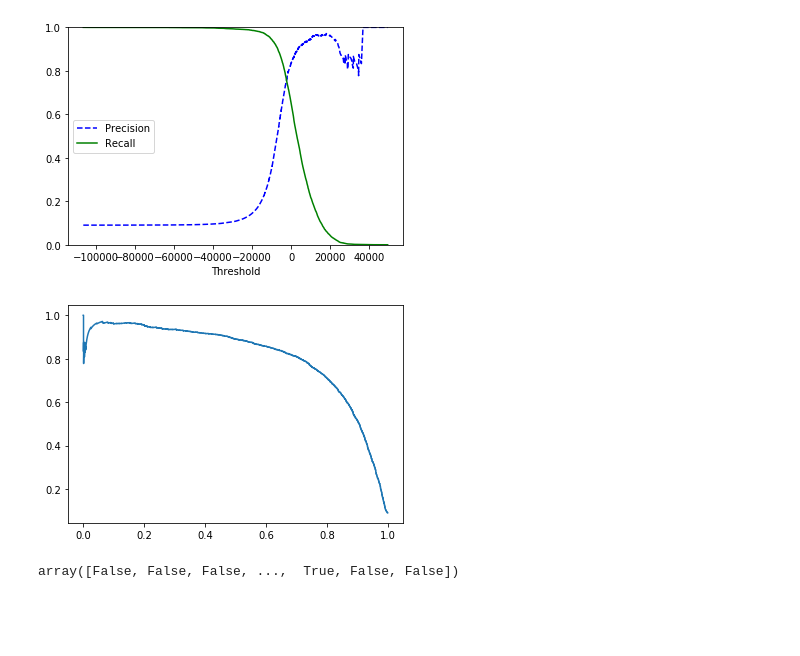
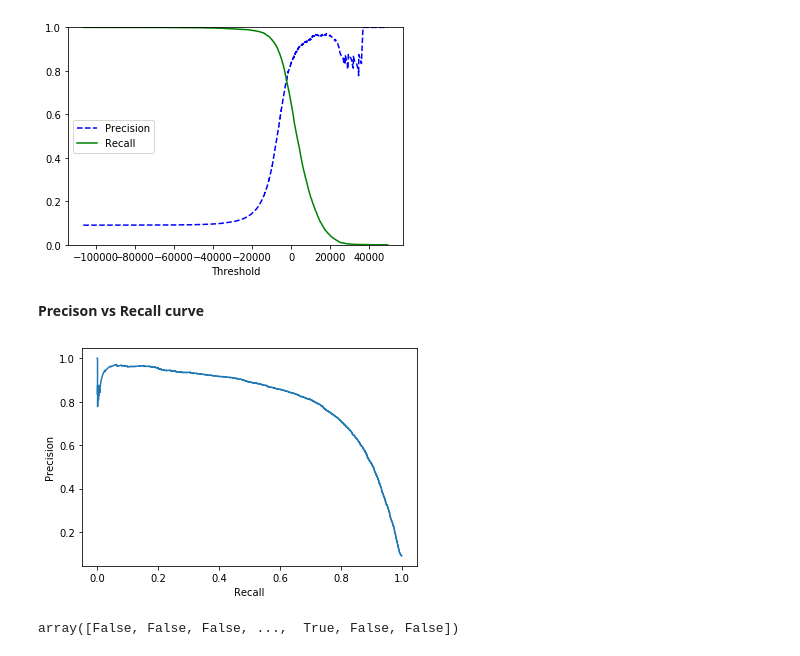
Before and after one commit to astidham2003/ml-study-group, a Jupyter notebook: chapter_3/MNIST_classification.ipynb, the cells around one changed output. Saved outputs shown, nothing was run; the diff lists cells and outputs as text; code cells hidden in the pictures; blank space fills up the shorter version.

```diff
--- a/chapter_3/MNIST_classification.ipynb
+++ b/chapter_3/MNIST_classification.ipynb
@@ -256,13 +256,15 @@ plt.show()
 # %%
 def plot_precision_vs_recall(x, y, xlabel="", ylabel=""):
     plt.plot(x, y)
-    # plt.xlabel(xlabel) # Throws exception.
-    # plt.ylabel(ylabel) # Throws excpetion.
+    plt.xlabel(xlabel)
+    plt.ylabel(ylabel)
+# %% [markdown]
+__Precison vs Recall curve__
 # %%
-plot_precision_vs_recall(recalls[:-1], precisions[:-1])
+plot_precision_vs_recall(recalls[:-1], precisions[:-1], "Recall", "Precision")
 plt.show()
 # %% [output]
-[figure, old version]
+[figure, new version]
 # %%
 # Choose a value that will give 90% precision.
 # Instead of calling the classifier's predict method, find the indices of the scores that will give 90% precision.
```
Also changed, not shown: parts of 5 cells of this notebook.
